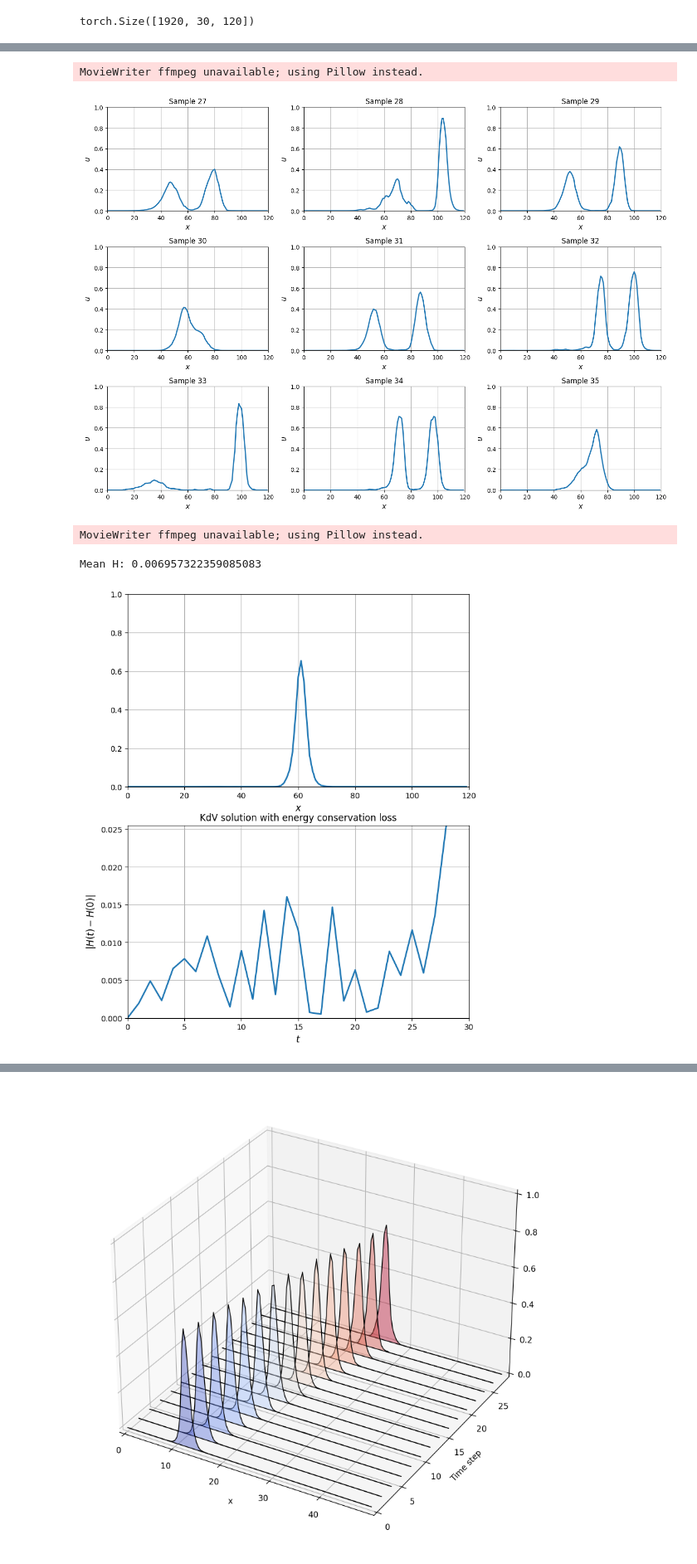
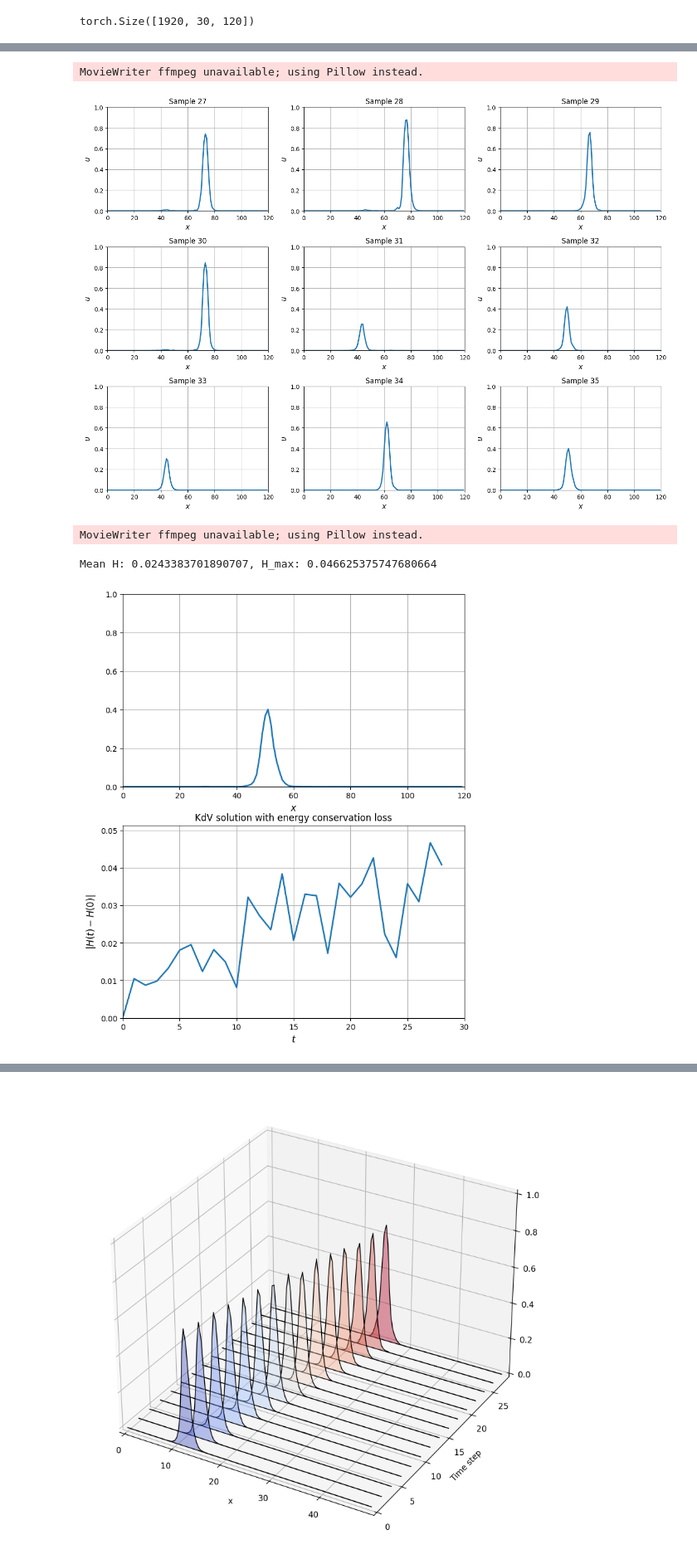
Before and after one commit to Kohmann/master-GAN, a Jupyter notebook: COTGAN/model_sampling.ipynb, the cells around one changed output, grey strips where cells are left out. Shown at 83% size. Drawn from its saved outputs; the diff is of its cells as text; code cells hidden in the pictures.

```diff
--- a/COTGAN/model_sampling.ipynb
+++ b/COTGAN/model_sampling.ipynb
@@ -11,6 +11,7 @@ from utils import restore_weights
 """
 591 - BEST SO FAR, Soliton
 600 - BEST SO FAR, colliding solitons
+
 592 - newest with everything correct
 541 - good two solitons
 442 - good, sinkhorn_l=200
@@ -22,7 +23,7 @@ from utils import restore_weights
 399 - epochs: 300
 """
 
-model_id = "COT-600"
+model_id = "COT-591"
 
 run = neptune.init_run(
                 with_id=model_id, # "TIMEGAN-84"
@@ -131,9 +132,9 @@ def animate_batch(data, batch_nr, title="soliton_batch"):
 animate_batch(fake, batch_nr=batch_nr)
 # %% [output]
 MovieWriter ffmpeg unavailable; using Pillow instead.
-[figure, old version]
+[figure, new version]
 # %%
-single_example_nr = 42
+single_example_nr = 35
 # %%
 from metrics import energy_conservation, mass_conservation, momentum_conservation
 def animate_single_w_energy(data, title, params, fps=10, energy_type="total"):
@@ -148,36 +149,37 @@ def animate_single_w_energy(data, title, params, fps=10, energy_type="total"):
         H = momentum_conservation(data[None,:], dx)[0]
     elif energy_type == "mass":
         H = mass_conservation(data[None,:], dx)[0]
     else: # total energy
+        energy_type = "energy"
         H = energy_conservation(data[None,:], dx, params["eta"], params["gamma"])[0]
-    print(f"Mean H: {H.mean()}")
+    print(f"Mean H: {H.mean()}, H_max: {H.max()}")
     for i in range(2):
         if i == 0:
             ax[i].set_ylim((0, 1))
             ax[i].set_xlabel('$x$', fontsize=12)
             ax[i].set_xlim((0, data.shape[-1]))
         else:
             ax[i].set_xlabel('$t$', fontsize=12)
             ax[i].set_ylabel('$|H(t) - H(0)|$', fontsize=12)
             ax[i].set_xlim((0, data.shape[0]))
-            ax[i].set_ylim((0, H.max()))
+            ax[i].set_ylim((0, H.max()*1.1))
         ax[i].grid()
     x = np.arange(data.shape[1])
     def init():
         lines[0].set_data([], [])
         lines[1].set_data([], [])
         return lines
     def animate(i):
         lines[0].set_data(x, data[i,:])
         lines[1].set_data(np.arange(i), H[:i] - H[0])
         return lines
     ani = animation.FuncAnimation(fig, animate, init_func=init,
                                   frames=data.shape[0], interval=20, blit=True)
     ani.save('plots/soliton_single.gif', fps=fps)
 
-energy_type = "total"
-ani = animate_single_w_energy(fake[single_example_nr], "KdV solution with energy conservation loss", params, fps=15, energy_type=energy_type)
+energy_type = "momentum"
+ani = animate_single_w_energy(fake[single_example_nr], f"KdV solution with {energy_type} conservation loss", params, fps=15, energy_type=energy_type)
 # %% [output]
 MovieWriter ffmpeg unavailable; using Pillow instead.
-Mean H: 0.006957322359085083
+Mean H: 0.0243383701890707, H_max: 0.046625375747680664
-[figure, old version]
+[figure, new version]
```
Also changed, not shown: parts of 16 cells of this notebook, 2 other files.
